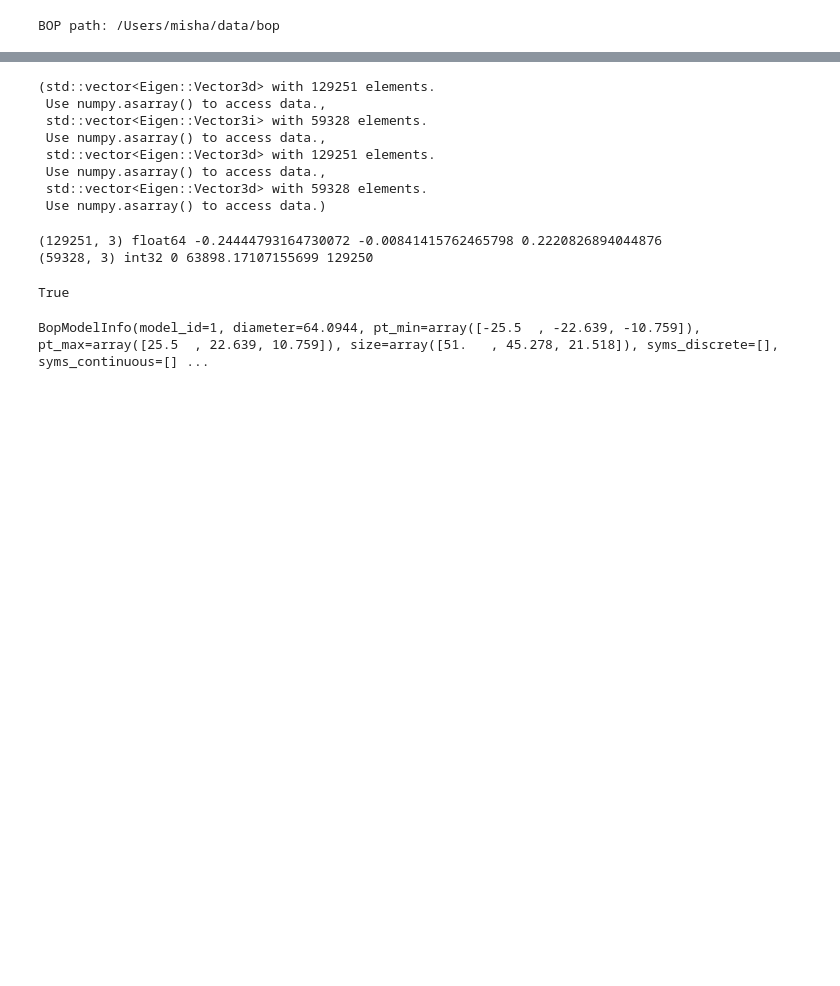
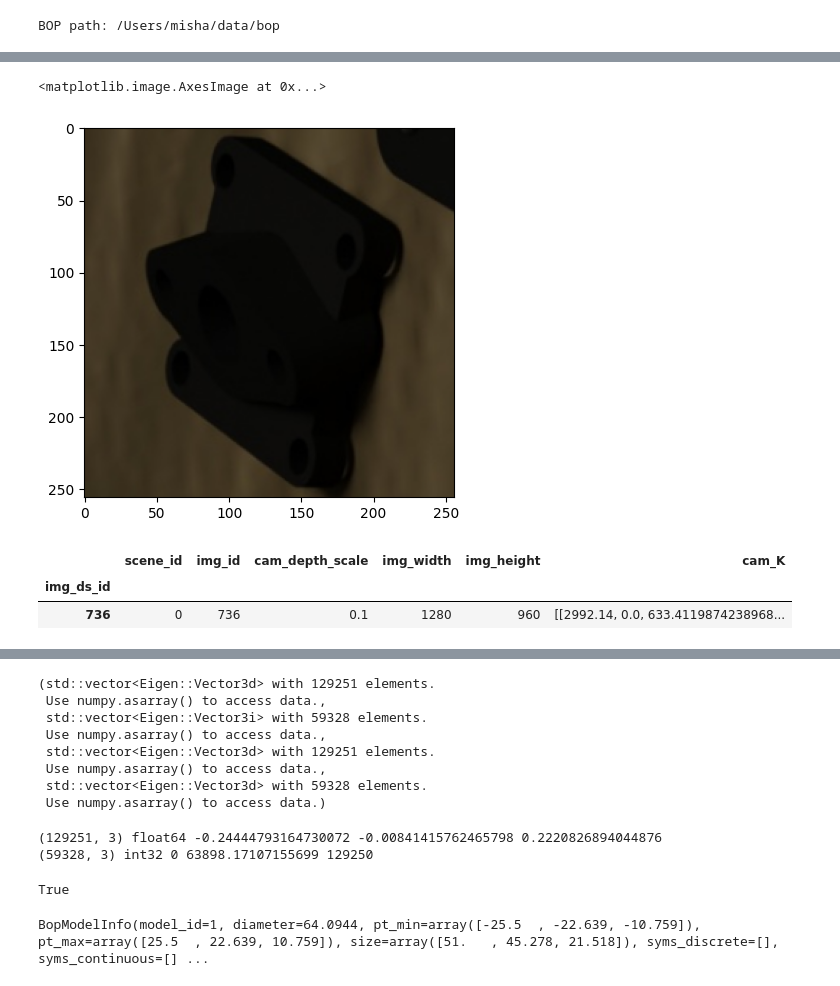
Before and after one commit to greenlet/sdp, a Jupyter notebook: notebooks/test_open3d.ipynb, the cells around one changed output, grey strips where cells are left out. Saved outputs shown, nothing was run; the diff lists cells and outputs as text; code cells hidden in the pictures; blank space fills up the shorter version.

```diff
--- a/notebooks/test_open3d.ipynb
+++ b/notebooks/test_open3d.ipynb
@@ -25,0 +59,12 @@ BOP path: /Users/misha/data/bop
+# %%
+plt.imshow(gt.imgs_crop[0])
+# %% [output]
+<matplotlib.image.AxesImage at 0x...>
+[figure, added]
+# %%
+dfi = gt.df_img
+dfi
+# %% [output]
+|  | scene_id | img_id | cam_depth_scale | img_width | img_height | cam_K |
+| img_ds_id |  |  |  |  |  |  |
+| 736 | 0 | 736 | 0.1 | 1280 | 960 | [[2992.14, 0.0, 633.4119874238968... |
```
Also changed, not shown: parts of 19 cells of this notebook, 14 other files.
